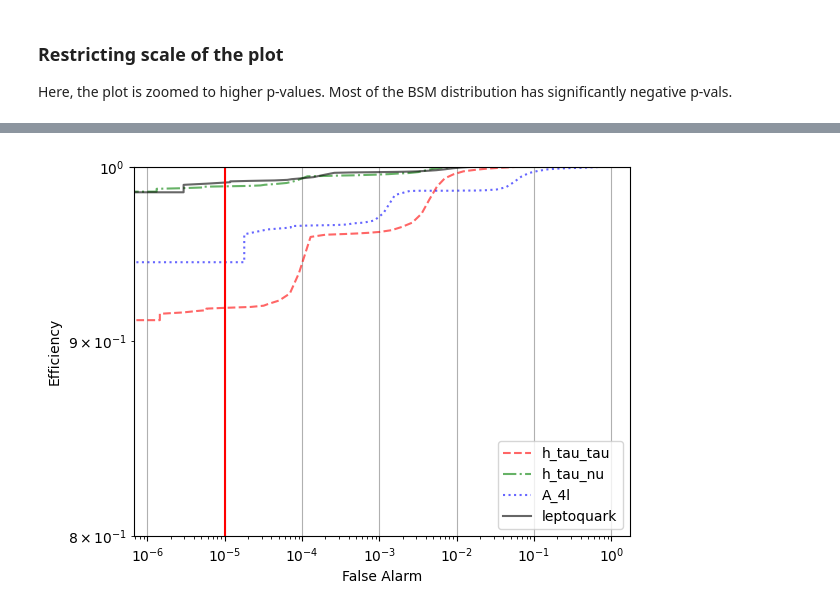
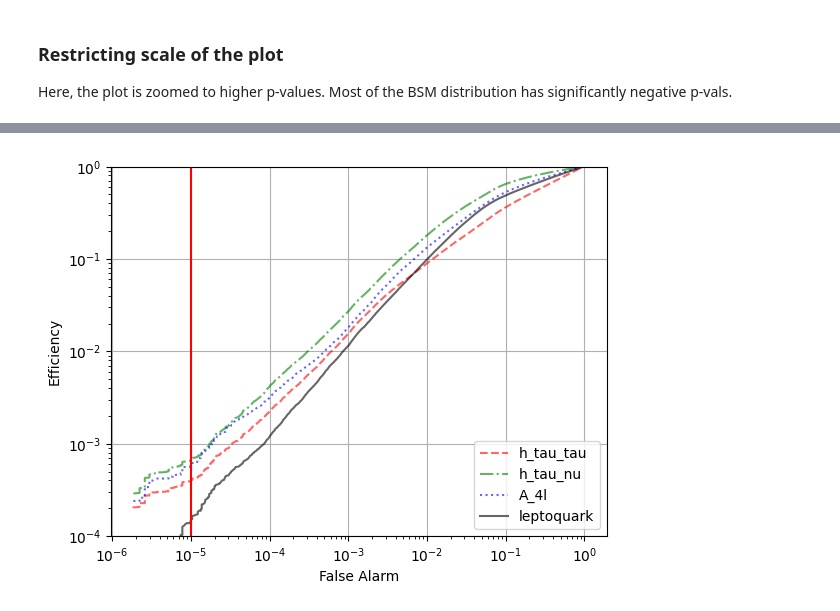
Before and after one commit to a3d3-hackathon/HEP-ADC2021-examplecode, a Jupyter notebook: hep-anomaly-using-similarity-and-flows.ipynb, the cells around one changed output, grey strips where cells are left out. Saved outputs shown, nothing was run; the diff lists cells and outputs as text; code cells hidden in the pictures.

```diff
--- a/hep-anomaly-using-similarity-and-flows.ipynb
+++ b/hep-anomaly-using-similarity-and-flows.ipynb
@@ -419,0 +447,3 @@ leptoquark = torch.from_numpy(leptoquark.reshape(leptoquark.shape[0], 3, 19)).to
+# %%
+leptoquark_loader = DataLoader(leptoquark, shuffle=True, batch_size=test_batch_size)
+len(leptoquark_loader)
@@ -420,9 +452,11 @@ leptoquark = torch.from_numpy(leptoquark.reshape(leptoquark.shape[0], 3, 19)).to
 # %%
 leptoquark_p_vals = []
-for idx, val in enumerate(leptoquark, 1):
+for idx, val in enumerate(leptoquark_loader, 1):
+    if val.shape[0] != test_batch_size:
+        continue
     with torch.no_grad():
-        log_p = flow_obj.log_prob(similarity_embedding(val).reshape(1, 3))
+        log_p = flow_obj.log_prob(similarity_embedding(val).reshape(test_batch_size, 3))
         leptoquark_p_vals.append(log_p)
 # %%
-leptoquark_p_vals = torch.stack(leptoquark_p_vals).flatten().numpy()
+leptoquark_p_vals = torch.stack(leptoquark_p_vals).flatten()
 # %%
@@ -464,13 +499,13 @@ from itertools import cycle
 colors = cycle(['red', 'green', 'blue', 'black'])
 linestyles = cycle(['--', '-.', ':', '-'])
 # %%
-thresholds = np.linspace(-300, 6, 500)
+thresholds = np.linspace(-30, 6, 500)
 
 p_vals = {
-    'h_tau_tau': h_tau_tau_p_vals,
-    'h_tau_nu': h_tau_nu_p_vals,
-    'A_4l': a_4l_p_vals,
-    'leptoquark': leptoquark_p_vals
+    'h_tau_tau': h_tau_tau_p_vals.cpu().numpy(),
+    'h_tau_nu': h_tau_nu_p_vals.cpu().numpy(),
+    'A_4l': a_4l_p_vals.cpu().numpy(),
+    'leptoquark': leptoquark_p_vals.cpu().numpy()
 }
 
 efficiencies = dict.fromkeys(p_vals)
@@ -482,23 +517,23 @@ for k, p_val in p_vals.items():
     false = []
     for threshold in thresholds:
         _eff = np.sum(p_val < threshold)
-        _false = np.sum(sm_p_vals < threshold)
+        _false = np.sum(sm_p_vals.cpu().numpy() < threshold)
         eff.append(_eff)
         false.append(_false)
     efficiencies[k] = np.array(eff)/len(p_val)
-    false_alarms[k] = np.array(false)/len(p_val)
+    false_alarms[k] = np.array(false)/len(sm_p_vals)
 # %%
 plt.figure()
 
 for k in efficiencies:
     plt.loglog(false_alarms[k], efficiencies[k], label=k,
                color=next(colors), linestyle=next(linestyles), alpha=0.6)
 
 plt.legend()
-plt.ylim((0.8, 1))
+plt.ylim((1e-4, 1))
 plt.ylabel("Efficiency")
 plt.xlabel("False Alarm")
 plt.axvline(x=1e-5, c='r')
 plt.grid()
 # %% [output]
-[figure, old version]
+[figure, new version]
```
Also changed, not shown: parts of 40 cells of this notebook.
